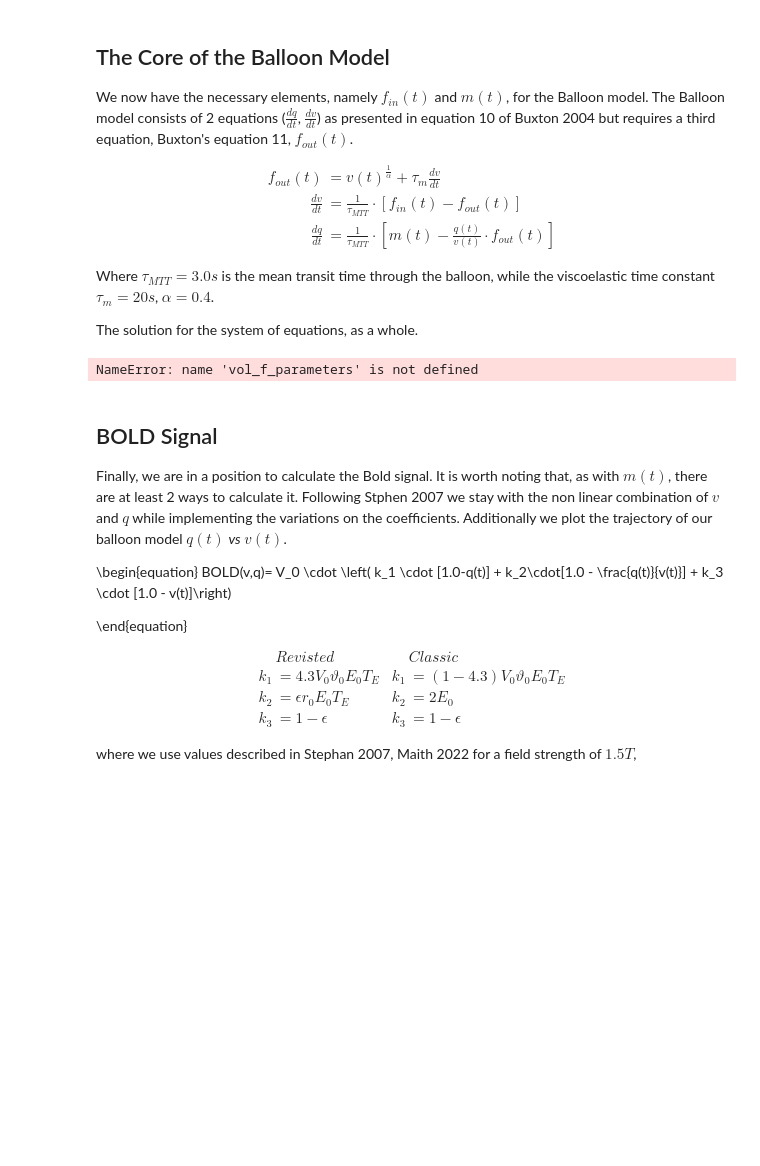
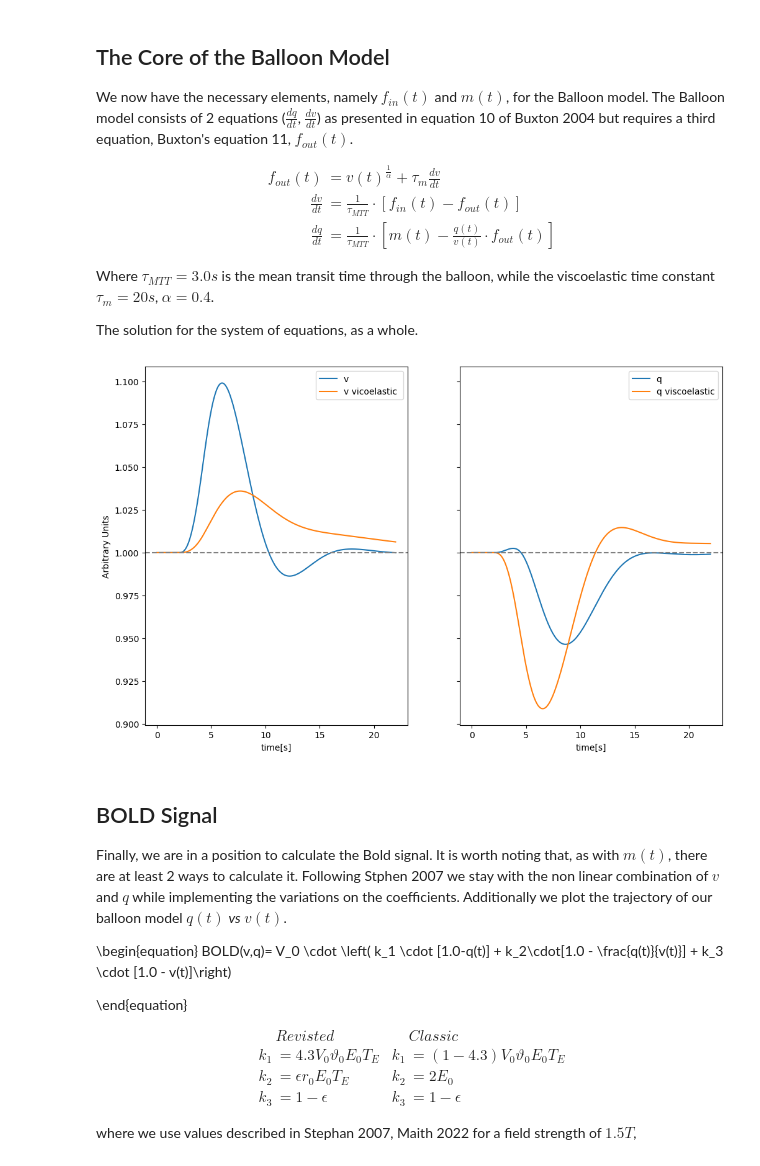
Before and after one commit to RodrigoHache/BalloonModel, a Jupyter notebook: BalloonExample.ipynb, the cells around one changed output. Cells and saved outputs as stored; diff of their text form; code cells hidden in the pictures; blank space fills up the shorter version.

```diff
--- a/BalloonExample.ipynb
+++ b/BalloonExample.ipynb
@@ -78,28 +78,28 @@ Where $\tau_{MTT}=3.0 s$ is the mean transit time through the balloon, while the
 The solution for the system of equations, as a whole.
 # %%
 vol_q_parameters= {'tau_MTT':3.0, 'alpha':0.4, 'tau_m':20}
-v, q= bml.Balloon_odeint(f, m, params=vol_f_parameters, viscoelastic=False)
-v_v, q_v= bml.Balloon_odeint(f, m, params=vol_f_parameters, viscoelastic=True)
+v, q= bml.Balloon_odeint(f, m, params=vol_q_parameters, viscoelastic=False)
+v_v, q_v= bml.Balloon_odeint(f, m, params=vol_q_parameters, viscoelastic=True)
 
 fig, axs = plt.subplots(1, 2, sharex=True, sharey=True, figsize=(12, 7.5))
 
 axs[0].plot(time, v , label='v', linestyle='-')
 axs[0].plot(time, v_v , label='v vicoelastic ')
 axs[0].axhline(y =1, color = 'gray', ls='--')
 axs[0].set_ylabel('Arbitrary Units')
 axs[0].set_xlabel('time[s]')
 axs[0].legend()
 
 axs[1].plot(time, q , label='q ', linestyle='-')
 axs[1].plot(time, q_v , label='q viscoelastic')
 axs[1].axhline(y =1, color = 'gray', ls='--')
 axs[1].set_xlabel('time[s]')
 
 
 plt.legend()
 plt.show()
 # %% [output]
-NameError: name 'vol_f_parameters' is not defined
+[figure, added]
 # %% [markdown]
 ## BOLD Signal
 
```
Also changed, not shown: parts of 1 cell of this notebook.
